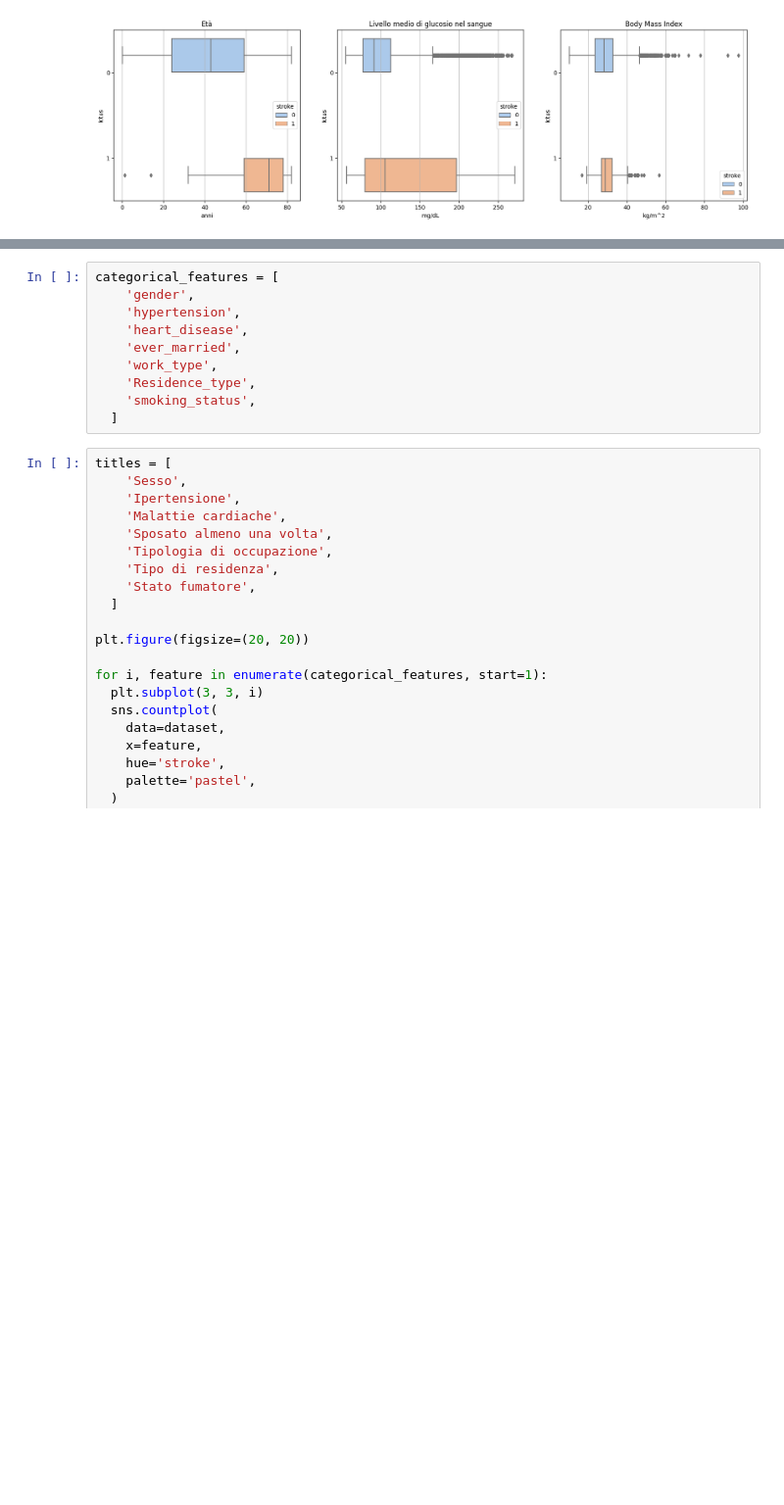
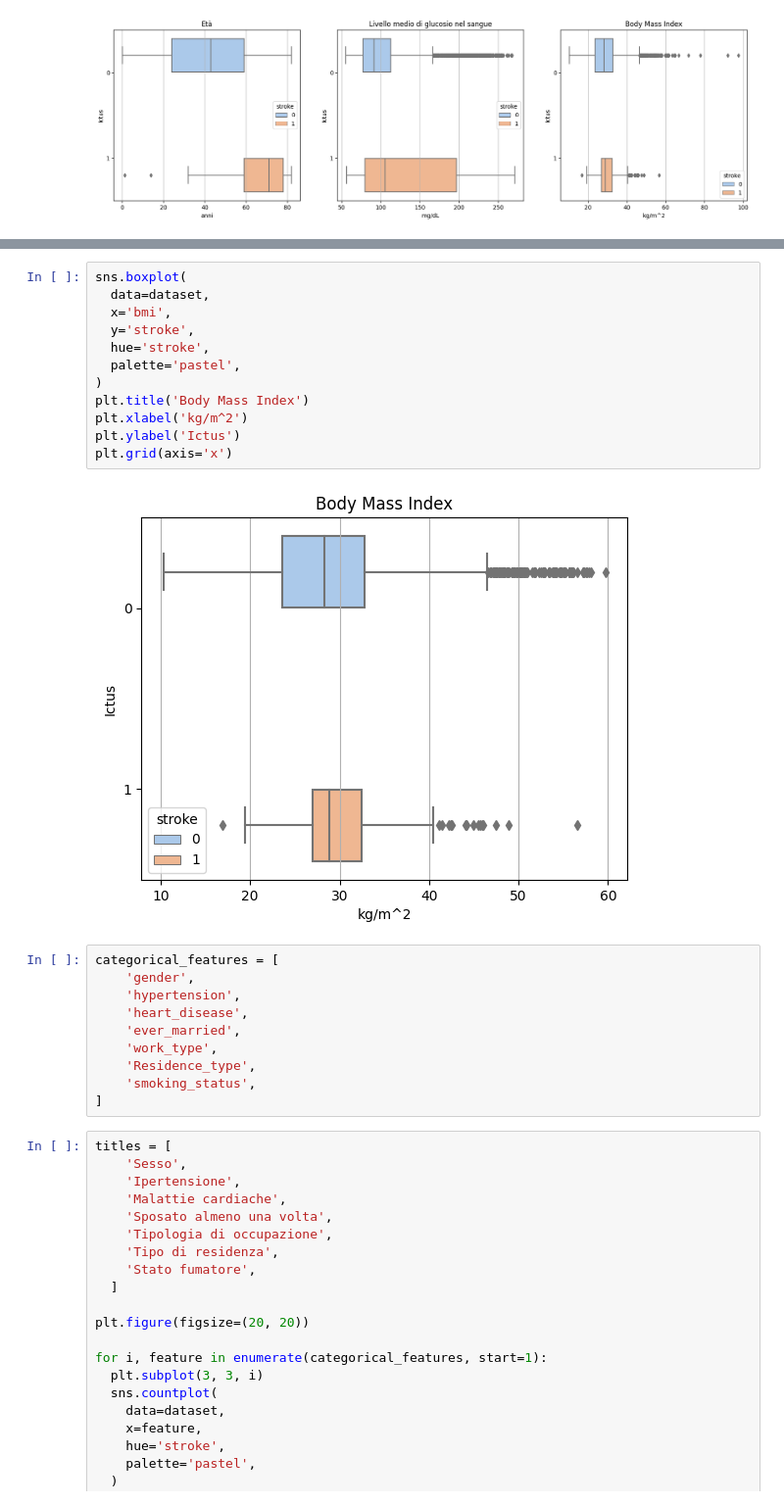
Before and after one commit to LucaSamore/Stroke-Prediction-Analysis, a Jupyter notebook: stroke_prediction_analysis.ipynb, the cells around one changed output, grey strips where cells are left out. Shown at 98% size. Drawn from its saved outputs; the diff is of its cells as text; blank space fills up the shorter version.

```diff
--- a/stroke_prediction_analysis.ipynb
+++ b/stroke_prediction_analysis.ipynb
@@ -274,3 +304,17 @@ Notiamo che per le colonne `avg_glucose_level` e `bmi` sono presenti molti outli
+# %%
+sns.boxplot(
+  data=dataset,
+  x='bmi',
+  y='stroke',
+  hue='stroke',
+  palette='pastel',
+)
+plt.title('Body Mass Index')
+plt.xlabel('kg/m^2')
+plt.ylabel('Ictus')
+plt.grid(axis='x')
+# %% [output]
+[figure, added]
 # %%
 categorical_features = [
     'gender',
@@ -280,7 +324,7 @@ categorical_features = [
     'work_type',
     'Residence_type',
     'smoking_status',
-  ]
+]
 # %%
 titles = [
     'Sesso',
```
Also changed, not shown: parts of 7 cells of this notebook.
